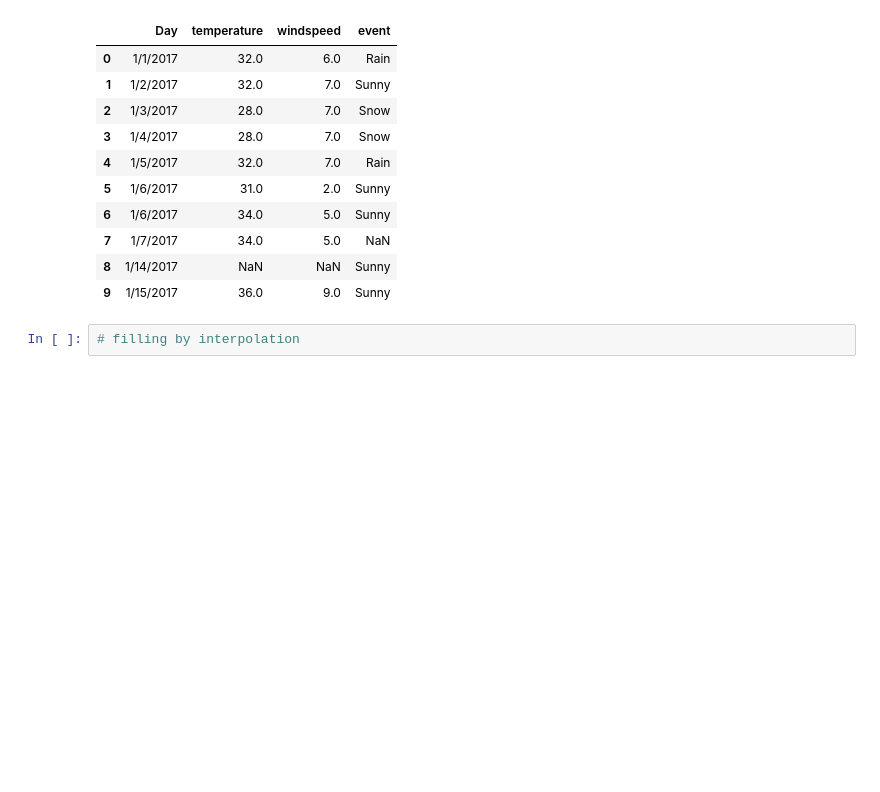
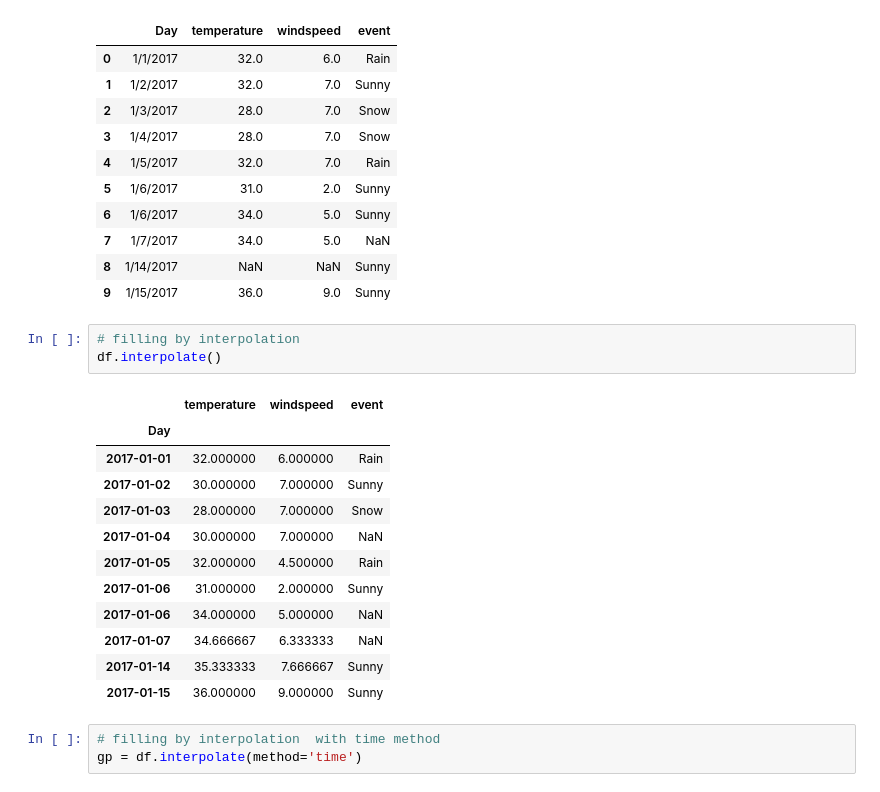
Before and after one commit to Ezeko/jupyter_sandbox, a Jupyter notebook: pandas_tut.ipynb, the cells around one changed output. Drawn from its saved outputs; the diff is of its cells as text; blank space fills up the shorter version.

```diff
--- a/pandas_tut.ipynb
+++ b/pandas_tut.ipynb
@@ -214,3 +215,20 @@ df.fillna(method='ffill', limit=1)
 | 9 | 1/15/2017 | 36.0 | 9.0 | Sunny |
 # %%
 # filling by interpolation
+df.interpolate()
+# %% [output]
+|  | temperature | windspeed | event |
+| Day |  |  |  |
+| 2017-01-01 | 32.000000 | 6.000000 | Rain |
+| 2017-01-02 | 30.000000 | 7.000000 | Sunny |
+| 2017-01-03 | 28.000000 | 7.000000 | Snow |
+| 2017-01-04 | 30.000000 | 7.000000 | NaN |
+| 2017-01-05 | 32.000000 | 4.500000 | Rain |
+| 2017-01-06 | 31.000000 | 2.000000 | Sunny |
+| 2017-01-06 | 34.000000 | 5.000000 | NaN |
+| 2017-01-07 | 34.666667 | 6.333333 | NaN |
+| 2017-01-14 | 35.333333 | 7.666667 | Sunny |
+| 2017-01-15 | 36.000000 | 9.000000 | Sunny |
+# %%
+# filling by interpolation  with time method
+gp = df.interpolate(method='time')
```
Also changed, not shown: parts of 6 cells of this notebook.
